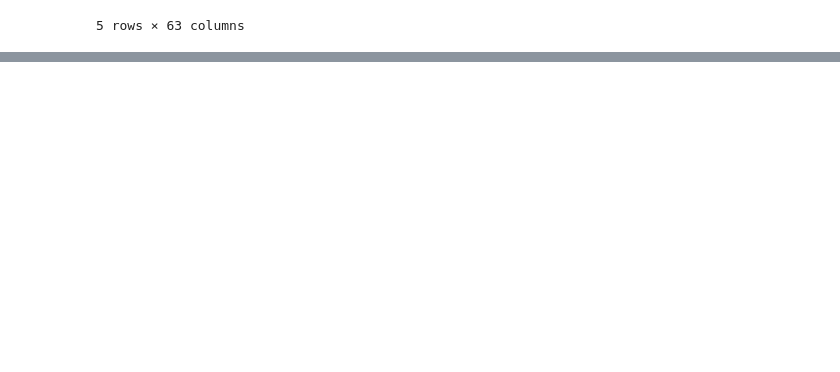
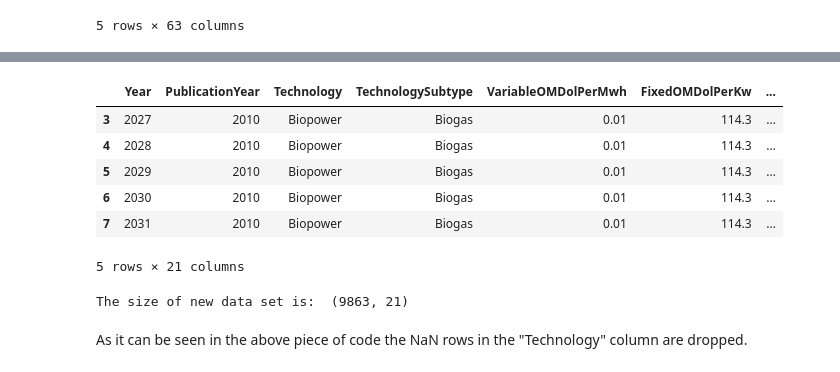
Before and after one commit to CFD-UTSA/EnergyGeneration, a Jupyter notebook: Final_Project_Draft.ipynb, the cells around one changed output, grey strips where cells are left out. Cells and saved outputs as stored; diff of their text form; code cells hidden in the pictures; blank space fills up the shorter version.

```diff
--- a/Final_Project_Draft.ipynb
+++ b/Final_Project_Draft.ipynb
@@ -59,0 +104,23 @@ False
+# %%
+# New dataframe with all fixes
+newdata = energydata.iloc[:,[6,5,7,8,11,12,13,15,16,17,18,19,20,21,29,30,38,39,40,41,43]]
+newdata = newdata.dropna(subset = ['Technology'])
+newdata.loc[:,'OnghtCptlCostDolPerKw'] = newdata.loc[:,'OnghtCptlCostDolPerKw'].astype(float)
+newdata['Technology']=newdata['Technology'].str.capitalize()
+newdata.drop(newdata.loc[newdata['Technology']== 'Storage'].index, inplace = True)
+newdata.head()
+# %% [output]
+|  | Year | PublicationYear | Technology | TechnologySubtype | VariableOMDolPerMwh | FixedOMDolPerKw | ... |
+| 3 | 2027 | 2010 | Biopower | Biogas | 0.01 | 114.3 | ... |
+| 4 | 2028 | 2010 | Biopower | Biogas | 0.01 | 114.3 | ... |
+| 5 | 2029 | 2010 | Biopower | Biogas | 0.01 | 114.3 | ... |
+| 6 | 2030 | 2010 | Biopower | Biogas | 0.01 | 114.3 | ... |
+| 7 | 2031 | 2010 | Biopower | Biogas | 0.01 | 114.3 | ... |
+5 rows × 21 columns
+# %%
+# Size of the new dataframe
+print('The size of new data set is: ', newdata.shape)
+# %% [output]
+The size of new data set is:  (9863, 21)
+# %% [markdown]
+As it can be seen in the above piece of code the NaN rows in the "Technology" column are dropped.
```
Also changed, not shown: parts of 27 cells of this notebook.
